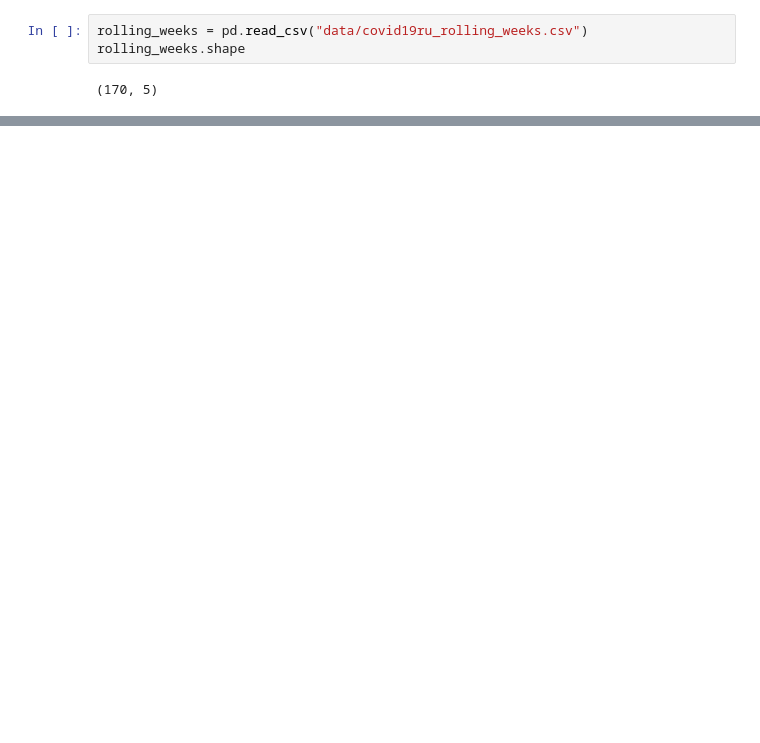
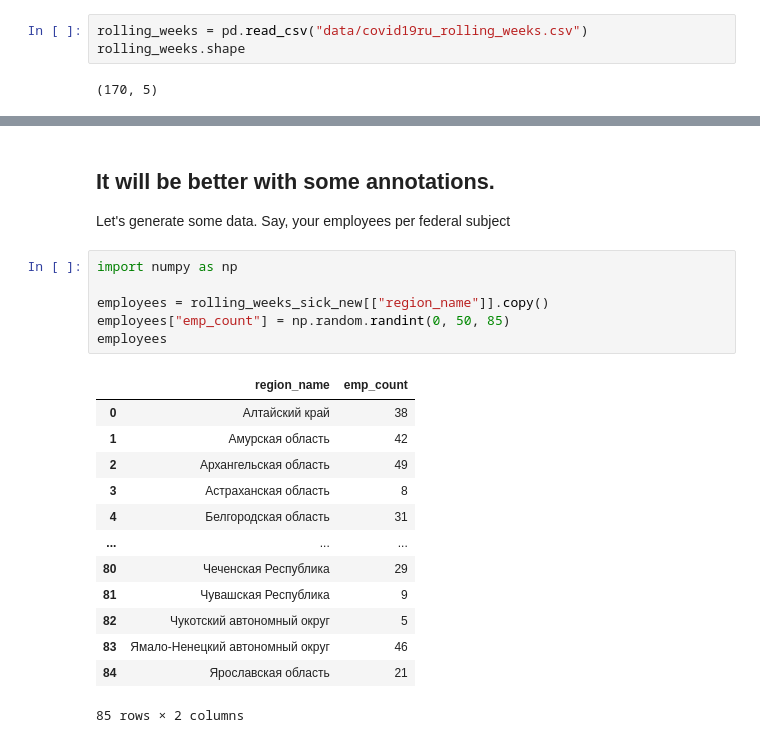
Before and after one commit to XelorR/covid19_dashboard, a Jupyter notebook: geopandas_map_example.ipynb, the cells around one changed output, grey strips where cells are left out. Saved outputs shown, nothing was run; the diff lists cells and outputs as text; blank space fills up the shorter version.

```diff
--- a/geopandas_map_example.ipynb
+++ b/geopandas_map_example.ipynb
@@ -40,0 +86,24 @@ gdf.plot(ax=ax, column="sick_temp_increase", legend=True, cmap="OrRd",
+# %% [markdown]
+## It will be better with some annotations.
+
+Let's generate some data. Say, your employees per federal subject
+# %%
+import numpy as np
+
+employees = rolling_weeks_sick_new[["region_name"]].copy()
+employees["emp_count"] = np.random.randint(0, 50, 85)
+employees
+# %% [output]
+|  | region_name | emp_count |
+| 0 | Алтайский край | 38 |
+| 1 | Амурская область | 42 |
+| 2 | Архангельская область | 49 |
+| 3 | Астраханская область | 8 |
+| 4 | Белгородская область | 31 |
+| ... | ... | ... |
+| 80 | Чеченская Республика | 29 |
+| 81 | Чувашская Республика | 9 |
+| 82 | Чукотский автономный округ | 5 |
+| 83 | Ямало-Ненецкий автономный округ | 46 |
+| 84 | Ярославская область | 21 |
+85 rows × 2 columns
```
Also changed, not shown: parts of 17 cells of this notebook.
